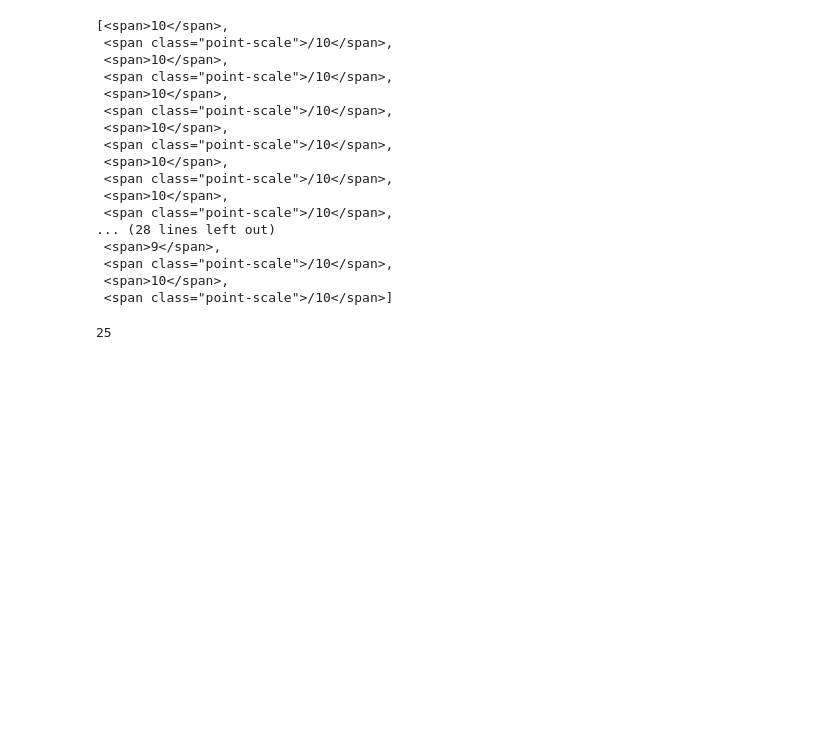
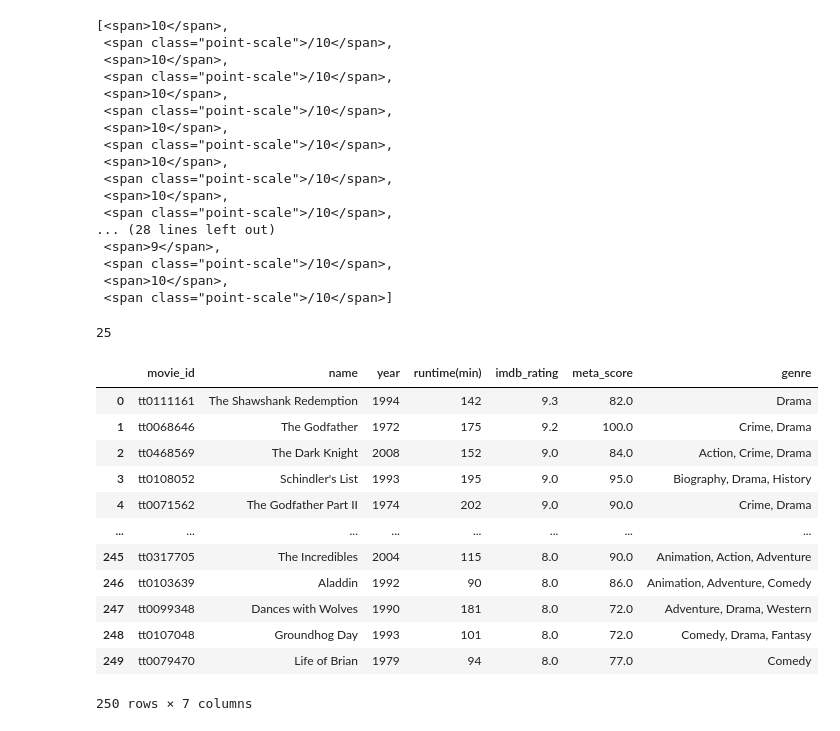
Before and after one commit to datakoreaheon/myproject, a Jupyter notebook: movie_project.ipynb, the cells around one changed output. Cells and saved outputs as stored; diff of their text form; code cells hidden in the pictures; blank space fills up the shorter version.

```diff
--- a/movie_project.ipynb
+++ b/movie_project.ipynb
@@ -491,0 +537,17 @@ soup.select('.rating-other-user-rating>span')
+# %%
+df=pd.read_csv('movie_info2.csv')
+df
+# %% [output]
+|  | movie_id | name | year | runtime(min) | imdb_rating | meta_score | genre |
+| 0 | tt0111161 | The Shawshank Redemption | 1994 | 142 | 9.3 | 82.0 | Drama |
+| 1 | tt0068646 | The Godfather | 1972 | 175 | 9.2 | 100.0 | Crime, Drama |
+| 2 | tt0468569 | The Dark Knight | 2008 | 152 | 9.0 | 84.0 | Action, Crime, Drama |
+| 3 | tt0108052 | Schindler's List | 1993 | 195 | 9.0 | 95.0 | Biography, Drama, History |
+| 4 | tt0071562 | The Godfather Part II | 1974 | 202 | 9.0 | 90.0 | Crime, Drama |
+| ... | ... | ... | ... | ... | ... | ... | ... |
+| 245 | tt0317705 | The Incredibles | 2004 | 115 | 8.0 | 90.0 | Animation, Action, Adventure |
+| 246 | tt0103639 | Aladdin | 1992 | 90 | 8.0 | 86.0 | Animation, Adventure, Comedy |
+| 247 | tt0099348 | Dances with Wolves | 1990 | 181 | 8.0 | 72.0 | Adventure, Drama, Western |
+| 248 | tt0107048 | Groundhog Day | 1993 | 101 | 8.0 | 72.0 | Comedy, Drama, Fantasy |
+| 249 | tt0079470 | Life of Brian | 1979 | 94 | 8.0 | 77.0 | Comedy |
+250 rows × 7 columns
```
Also changed, not shown: parts of 27 cells of this notebook, 1 other file.
